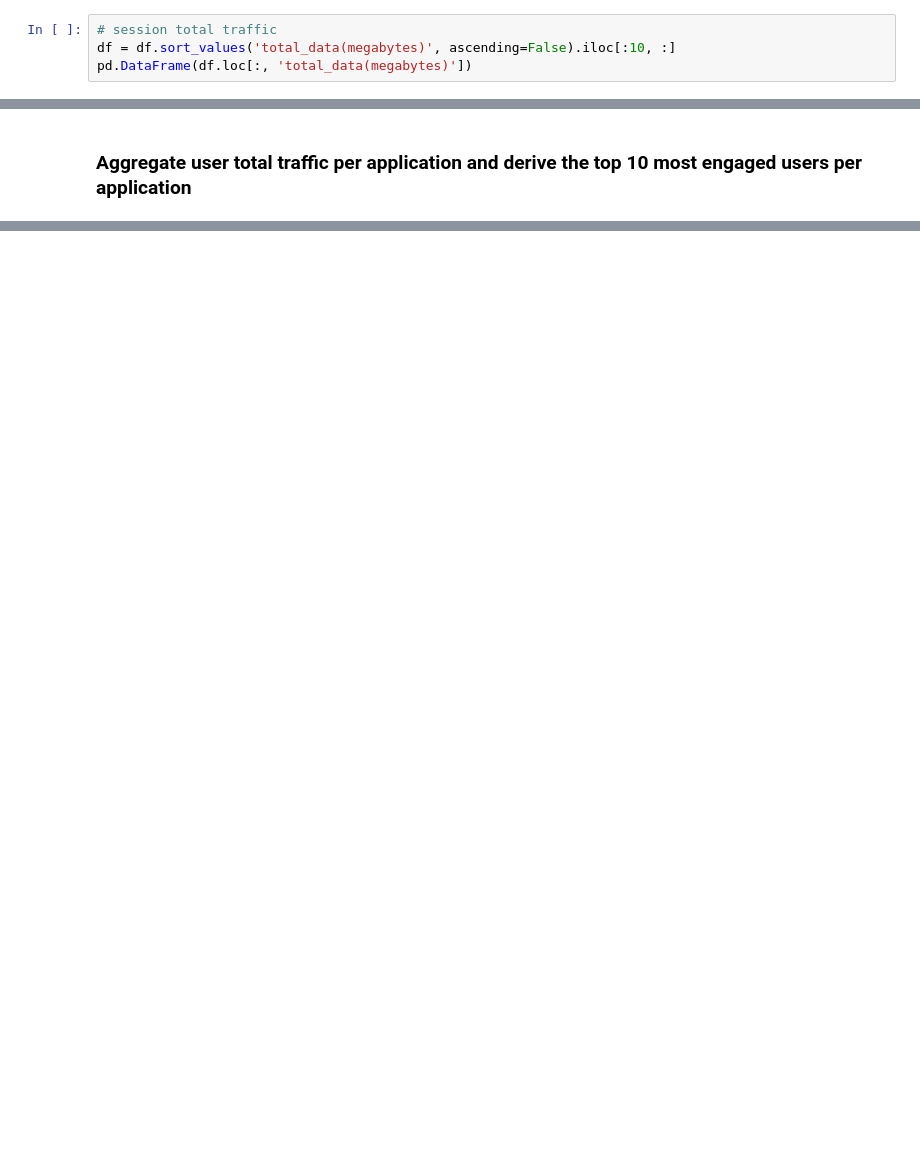
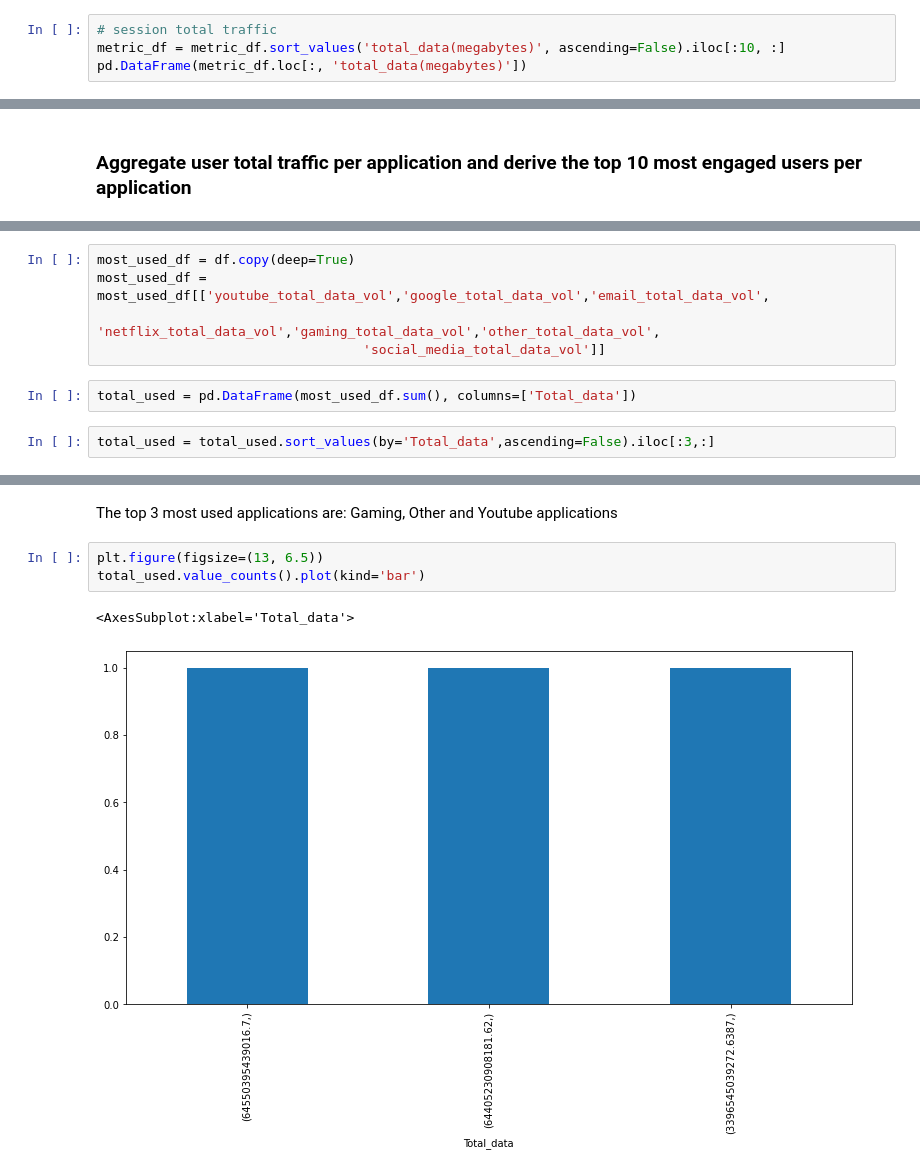
Before and after one commit to khaiyra/TellCo-Analysis, a Jupyter notebook: notebooks/User-Engagement-Analysis.ipynb, the cells around one changed output, grey strips where cells are left out. Drawn from its saved outputs; the diff is of its cells as text; blank space fills up the shorter version.

```diff
--- a/notebooks/User-Engagement-Analysis.ipynb
+++ b/notebooks/User-Engagement-Analysis.ipynb
@@ -109,8 +112,8 @@ pd.DataFrame(df.loc[:, 'Dur. (ms)'])
 | 3.365973e+10 | 4.035428e+06 |
 # %%
 # session total traffic
-df = df.sort_values('total_data(megabytes)', ascending=False).iloc[:10, :]
-pd.DataFrame(df.loc[:, 'total_data(megabytes)'])
+metric_df = metric_df.sort_values('total_data(megabytes)', ascending=False).iloc[:10, :]
+pd.DataFrame(metric_df.loc[:, 'total_data(megabytes)'])
 # %% [output]
 |  | total_data(megabytes) |
 | MSISDN/Number |  |
@@ -182,0 +346,9 @@ def get_top_sorted_by_column(self, column: str, length: int) -> pd.DataFrame:
+# %%
+most_used_df = df.copy(deep=True)
+most_used_df = most_used_df[['youtube_total_data_vol','google_total_data_vol','email_total_data_vol',
+                                  'netflix_total_data_vol','gaming_total_data_vol','other_total_data_vol',
+                                  'social_media_total_data_vol']]
+# %%
+total_used = pd.DataFrame(most_used_df.sum(), columns=['Total_data'])
+# %%
+total_used = total_used.sort_values(by='Total_data',ascending=False).iloc[:3,:]
@@ -182,0 +362,8 @@ def get_top_sorted_by_column(self, column: str, length: int) -> pd.DataFrame:
+# %% [markdown]
+The top 3 most used applications are: Gaming, Other and Youtube applications
+# %%
+plt.figure(figsize=(13, 6.5))
+total_used.value_counts().plot(kind='bar')
+# %% [output]
+<AxesSubplot:xlabel='Total_data'>
+[figure, added]
```
Also changed, not shown: parts of 28 cells of this notebook.
